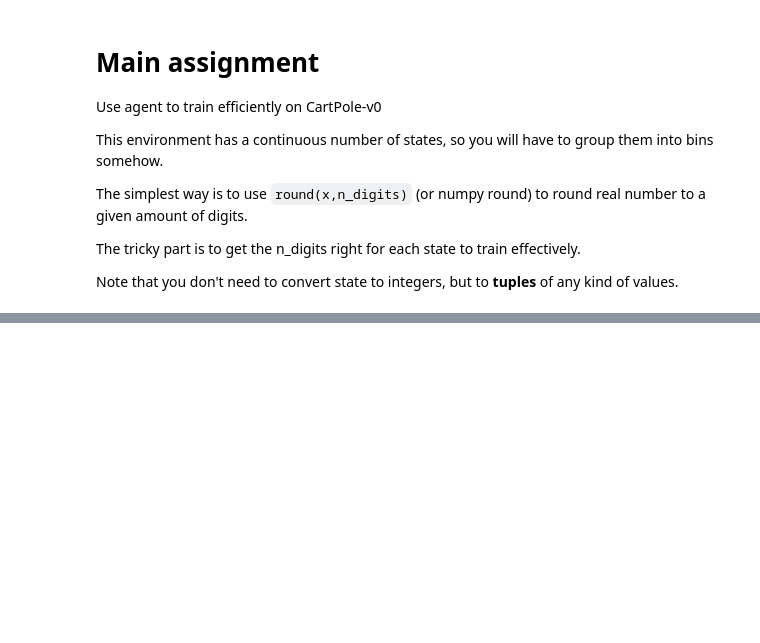
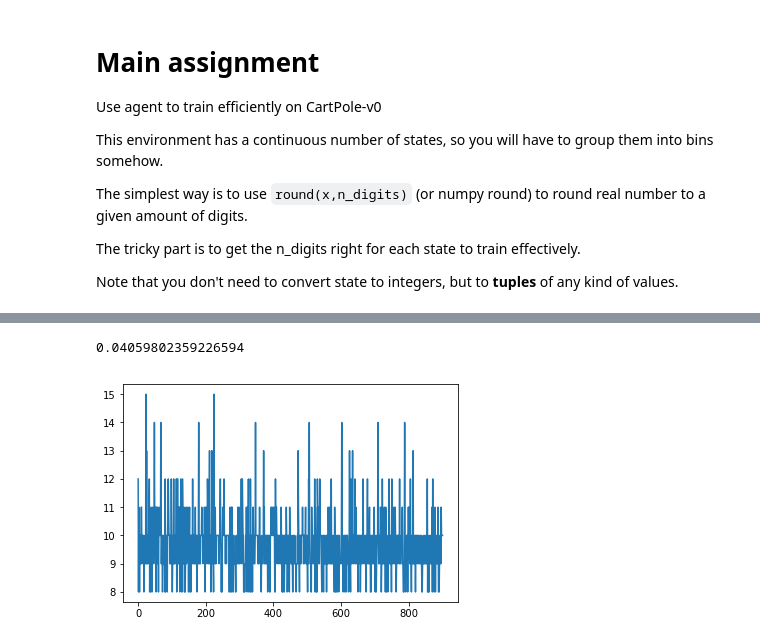
Before and after one commit to y2ee201/Practical_RL, a Jupyter notebook: week2/alternative/homework.ipynb, the cells around one changed output, grey strips where cells are left out. Cells and saved outputs as stored; diff of their text form; code cells hidden in the pictures; blank space fills up the shorter version.

```diff
--- a/week2/alternative/homework.ipynb
+++ b/week2/alternative/homework.ipynb
@@ -99,0 +98,44 @@ first state:[ 0.00628261  0.04514688  0.00586904 -0.02620173]
+# %%
+n_digits = 400
+from qlearning import QLearningAgent
+
+agent = QLearningAgent(alpha=0.5,epsilon=0.1,discount=0.99,
+                       getLegalActions = lambda s: range(n_actions))
+# %%
+def play_and_train(env,agent,t_max=10**4):
+    """This function should
+    - run a full game, actions given by agent.getAction(s)
+    - train agent using agent.update(...) whenever possible
+    - return total reward"""
+    total_reward = 0.0
+    s = env.reset()
+
+    for t in range(t_max):
+        s = [round(decimal.Decimal(i),2) for i in s]
+        s = tuple(s)
+        a = agent.getAction(s)
+        next_s,r,done,_ = env.step(a)
+        next_s = [round(decimal.Decimal(i),2) for i in next_s]
+        next_s = tuple(next_s)
+        agent.update(s, a, next_s, r)
+
+        s = next_s
+        total_reward +=r
+        if done:break
+
+    return total_reward
+# %%
+rewards = []
+for i in range(1000):
+    rewards.append(play_and_train(env,agent))
+
+    agent.epsilon *= 0.999
+
+    if i %100 ==0:
+        clear_output(True)
+        print(agent.epsilon)
+        plt.plot(rewards)
+        plt.show()
+# %% [output]
+0.04059802359226594
+[figure, added]
```
Also changed, not shown: parts of 3 cells of this notebook.
